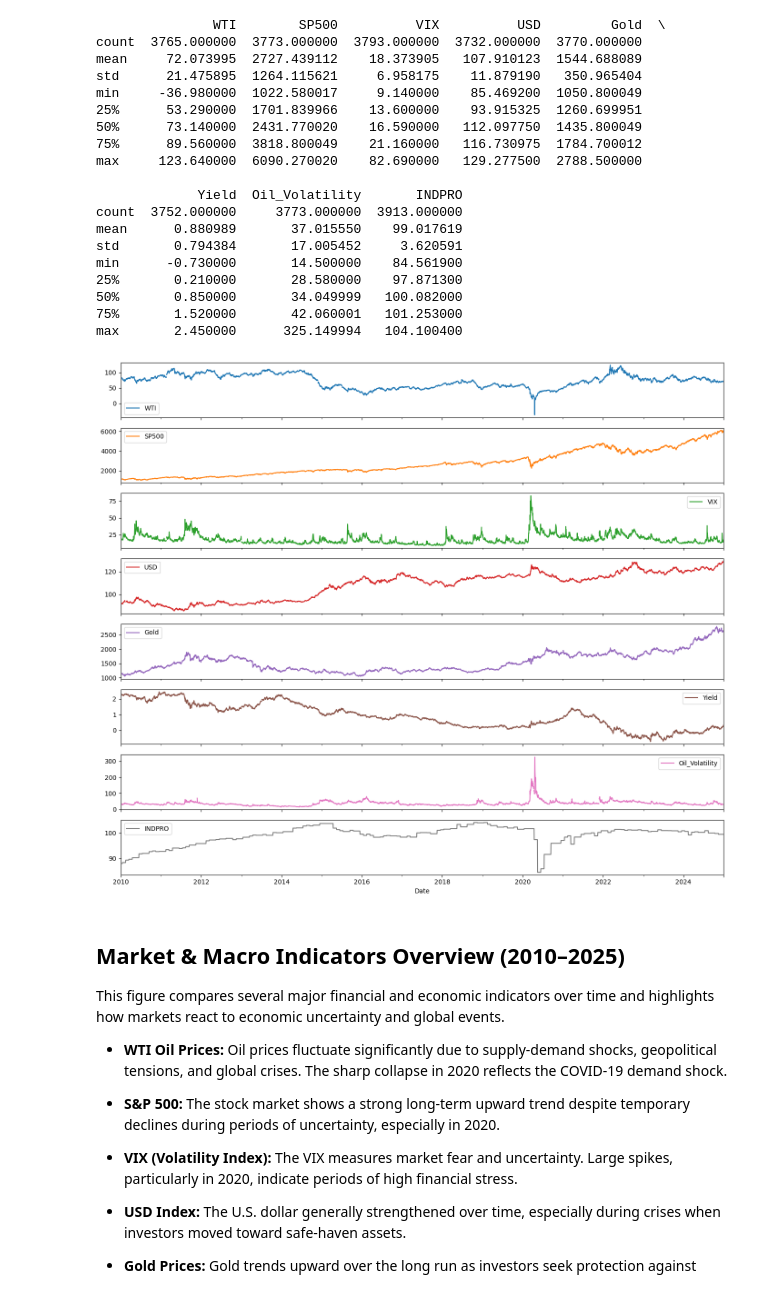
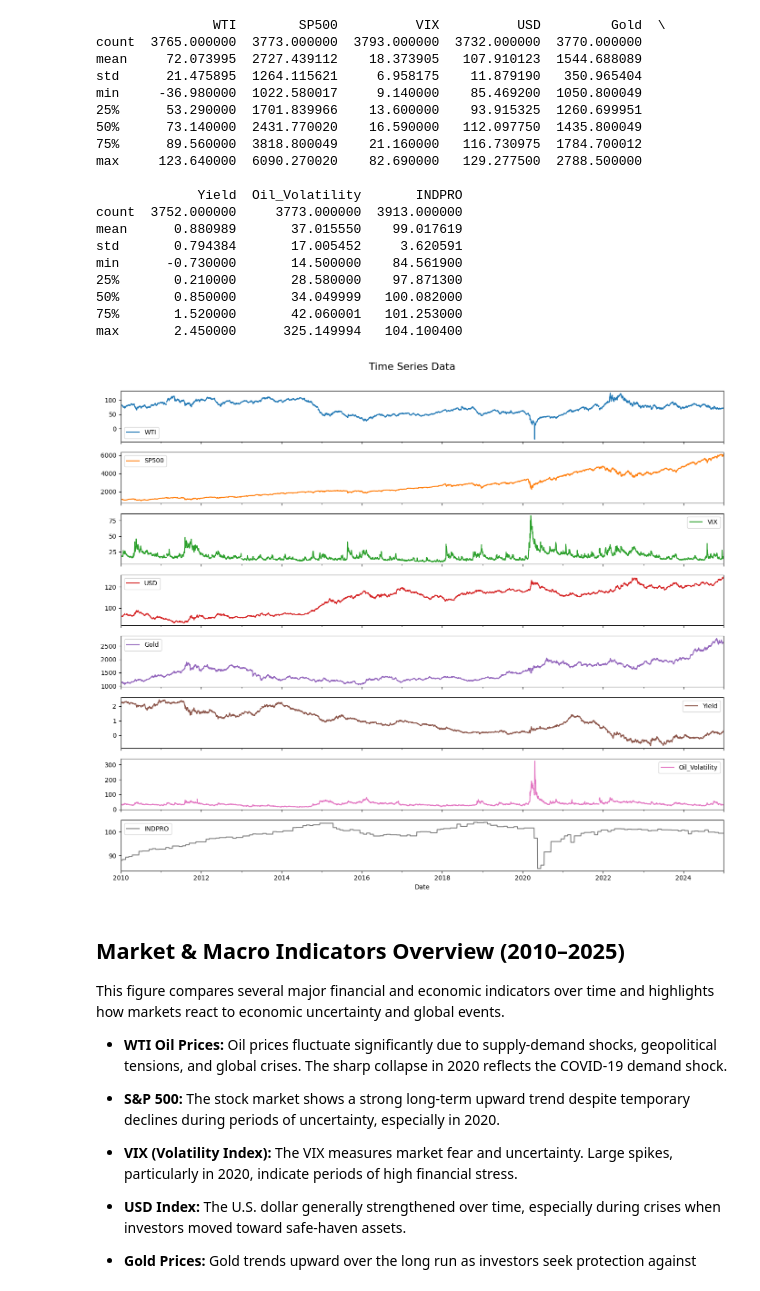
Before and after one commit to Carlson29/Crude-Oil-Prices-Model, a Jupyter notebook: code Files/oil_prediction.ipynb, the cells around one changed output. Drawn from its saved outputs; the diff is of its cells as text; code cells hidden in the pictures.

Commit message:
Adding titled plots

```diff
--- a/code Files/oil_prediction.ipynb
+++ b/code Files/oil_prediction.ipynb
@@ -229,12 +227,16 @@ min      -0.730000       14.500000    84.561900
 50%       0.850000       34.049999   100.082000
 75%       1.520000       42.060001   101.253000
 max       2.450000      325.149994   104.100400
-# %%
-data.plot(subplots=True, figsize=(14,12))
-plt.tight_layout()
-plt.show()
-# %% [output]
-[figure, removed]
+# %%
+axes = data.plot(subplots=True, figsize=(14, 12))
+
+fig = axes[0].get_figure()
+fig.suptitle("Time Series Data", fontsize=16)
+
+plt.tight_layout(rect=[0, 0, 1, 0.97])
+plt.show()
+# %% [output]
+[figure, added]
 # %% [markdown]
 ## Market & Macro Indicators Overview (2010–2025)
 
```
Also changed, not shown: parts of 1 cell of this notebook.
